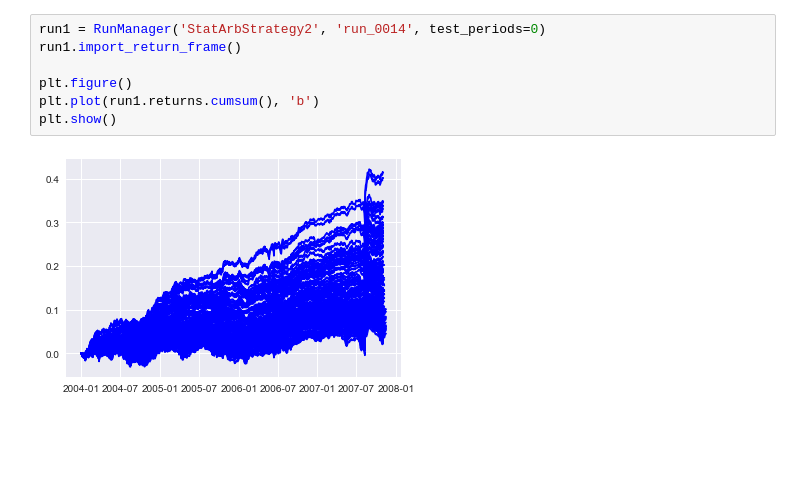
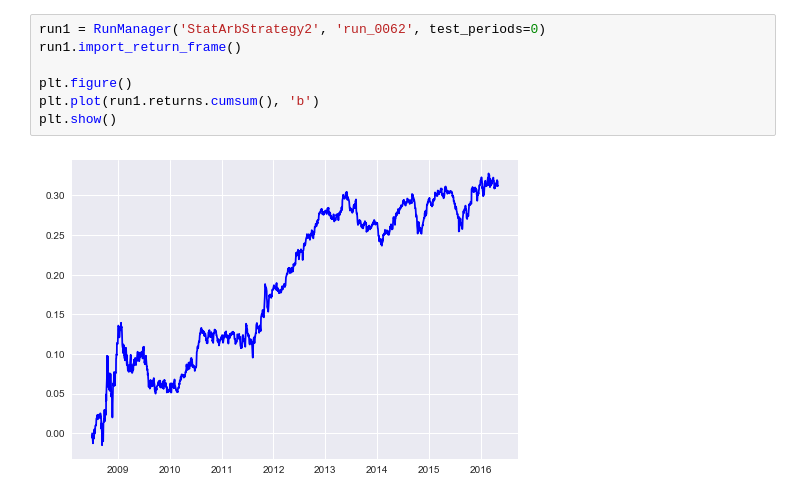
Before and after one commit to ryanoley/ram, a Jupyter notebook: examples/StatArb2.ipynb, the cells around one changed output. Cells and saved outputs as stored; diff of their text form; blank space fills up the shorter version.

```diff
--- a/examples/StatArb2.ipynb
+++ b/examples/StatArb2.ipynb
@@ -35,9 +41,9 @@ print(RunManager.get_run_names('StatArbStrategy2'))
 # %%
-run1 = RunManager('StatArbStrategy2', 'run_0014', test_periods=0)
+run1 = RunManager('StatArbStrategy2', 'run_0062', test_periods=0)
 run1.import_return_frame()
 
 plt.figure()
 plt.plot(run1.returns.cumsum(), 'b')
 plt.show()
 # %% [output]
-[figure, old version]
+[figure, new version]
```
Also changed, not shown: parts of 26 cells of this notebook, 14 other files.
